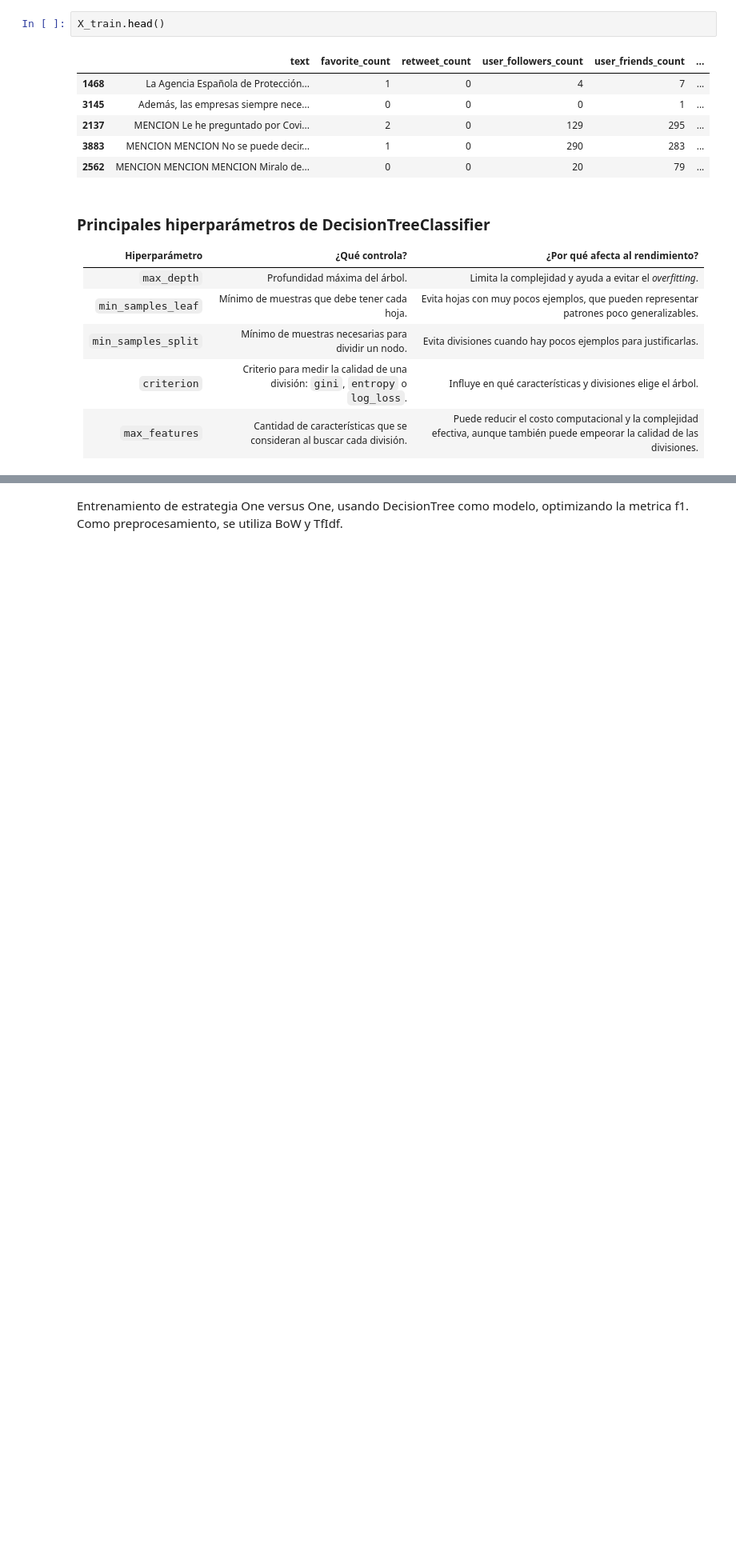
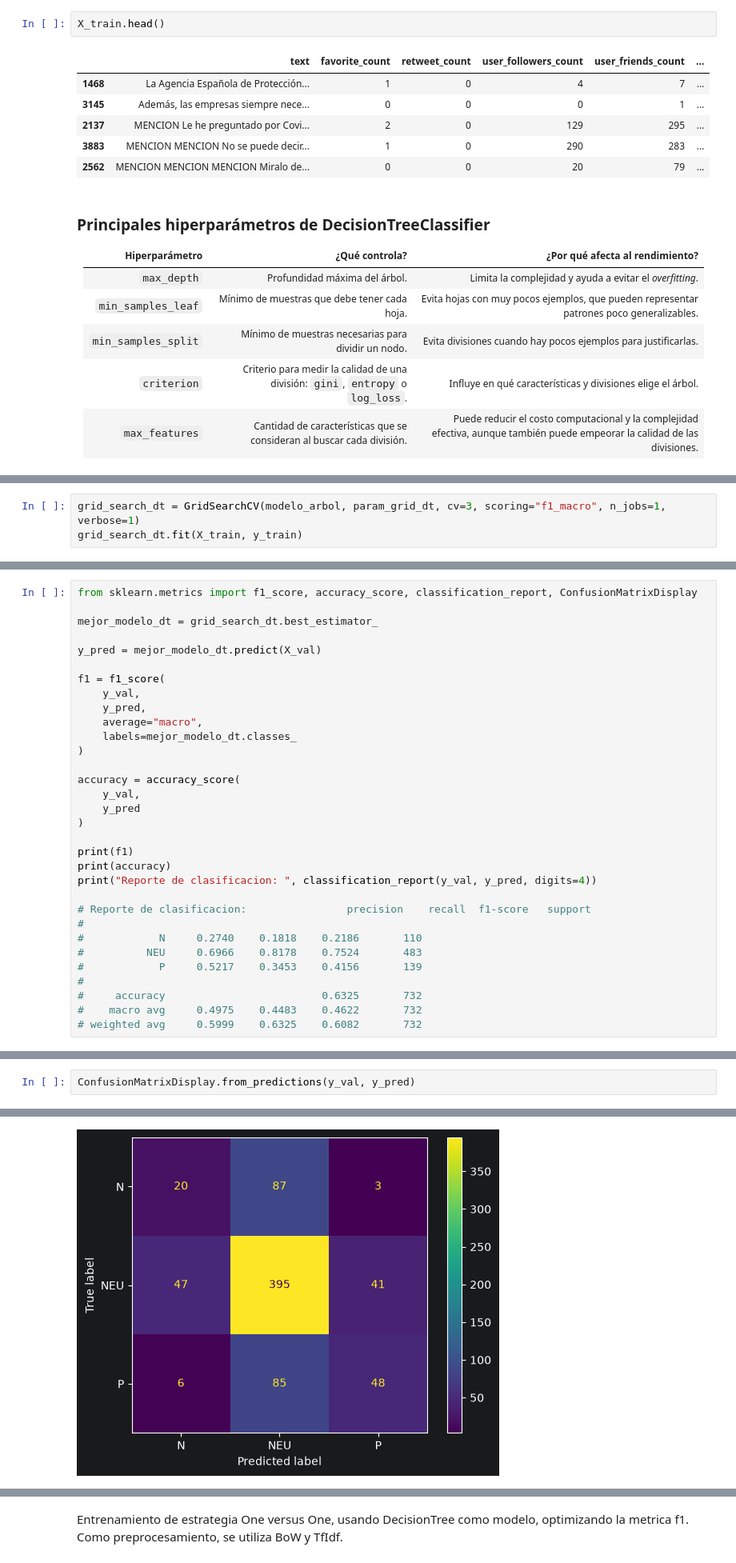
Before and after one commit to LucasFis/Tp_tweets, a Jupyter notebook: Tp_tweets.ipynb, the cells around one changed output, grey strips where cells are left out. Shown at 80% size. Cells and saved outputs as stored; diff of their text form; blank space fills up the shorter version.

```diff
--- a/Tp_tweets.ipynb
+++ b/Tp_tweets.ipynb
@@ -498,2 +499,5 @@ from sklearn.model_selection import GridSearchCV
 
 param_grid_arbol = param_grid
+# %%
+grid_search_dt = GridSearchCV(modelo_arbol, param_grid_dt, cv=3, scoring="f1_macro", n_jobs=1, verbose=1)
+grid_search_dt.fit(X_train, y_train)
@@ -499,0 +536,32 @@ param_grid_arbol = param_grid
+# %%
+from sklearn.metrics import f1_score, accuracy_score, classification_report, ConfusionMatrixDisplay
+
+mejor_modelo_dt = grid_search_dt.best_estimator_
+
+y_pred = mejor_modelo_dt.predict(X_val)
+
+f1 = f1_score(
+    y_val,
+    y_pred,
+    average="macro",
+    labels=mejor_modelo_dt.classes_
+)
+
+accuracy = accuracy_score(
+    y_val,
+    y_pred
+)
+
+print(f1)
+print(accuracy)
+print("Reporte de clasificacion: ", classification_report(y_val, y_pred, digits=4))
+
+# Reporte de clasificacion:                precision    recall  f1-score   support
+#
+#            N     0.2740    0.1818    0.2186       110
+#          NEU     0.6966    0.8178    0.7524       483
+#            P     0.5217    0.3453    0.4156       139
+#
+#     accuracy                         0.6325       732
+#    macro avg     0.4975    0.4483    0.4622       732
+# weighted avg     0.5999    0.6325    0.6082       732
@@ -499,0 +580,3 @@ param_grid_arbol = param_grid
+# %%
+ConfusionMatrixDisplay.from_predictions(y_val, y_pred)
+# %% [output]
@@ -500,3 +584,4 @@ param_grid_arbol = param_grid
+[figure, added]
 # %%
 # Modelo 2: One-vs-One
 modelo_ovo = Pipeline([
```
Also changed, not shown: parts of 21 cells of this notebook.
